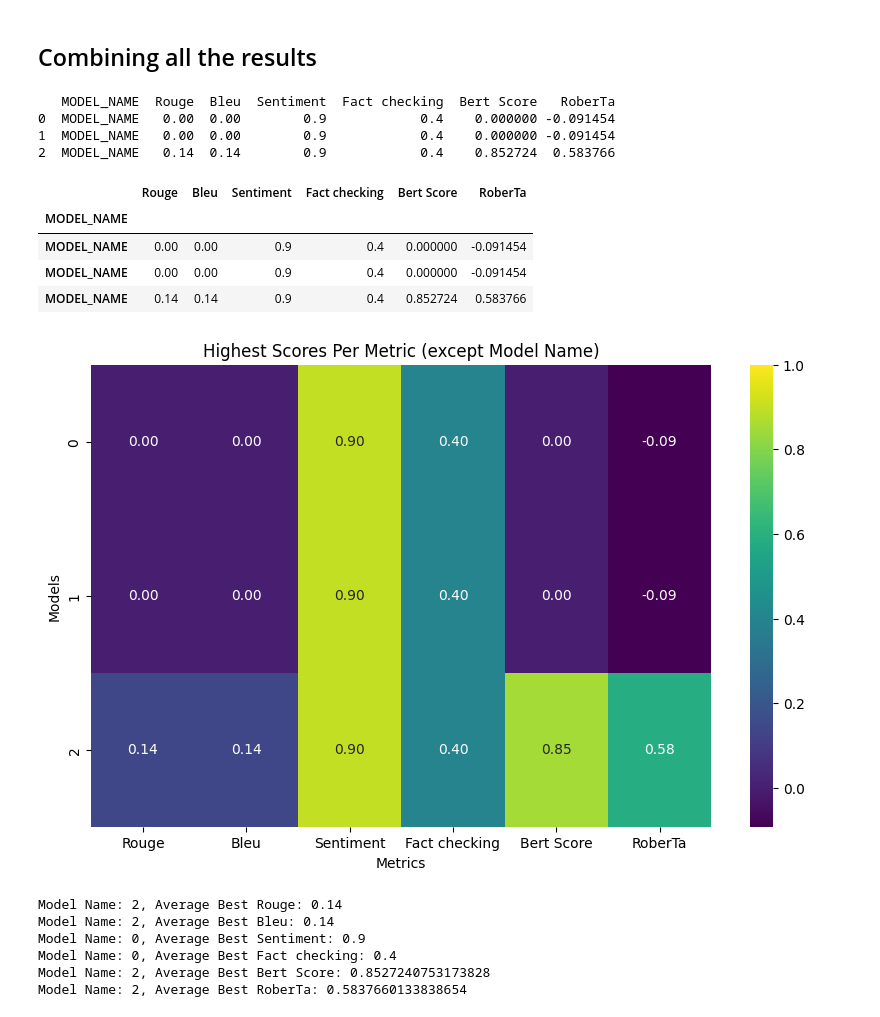
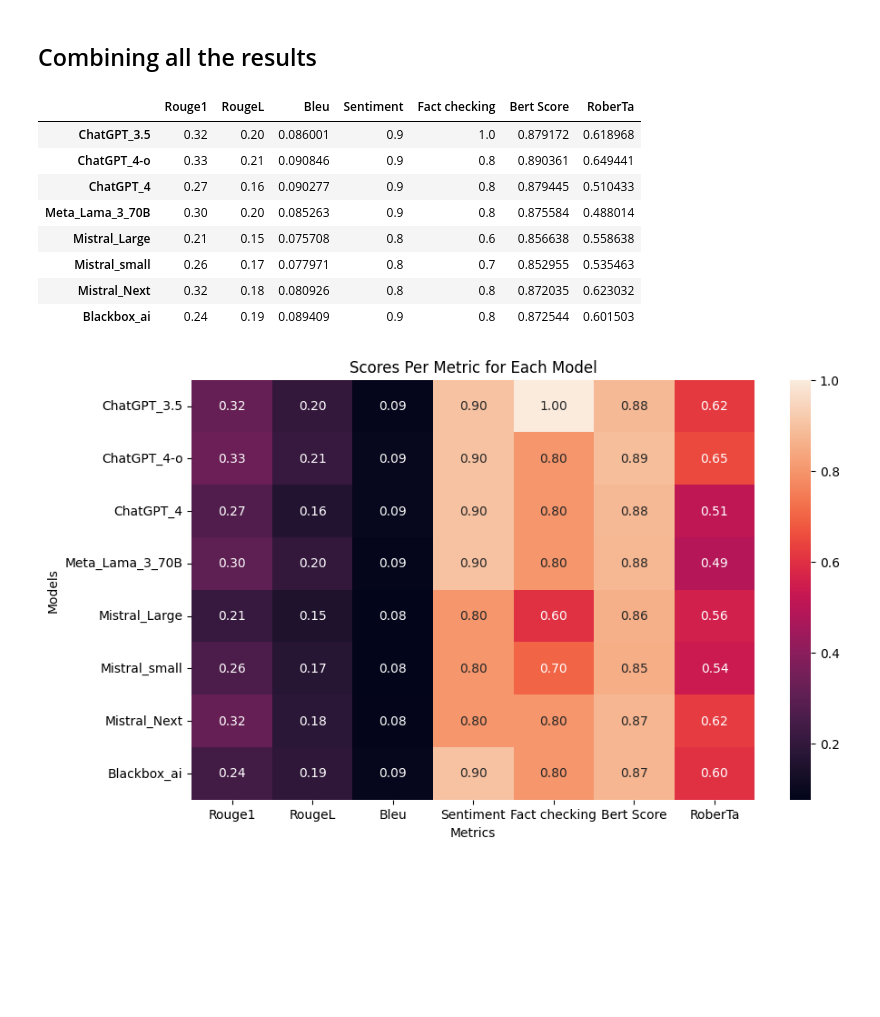
Before and after one commit to alexerne-git/AI_Fact_Checker, a Jupyter notebook: 3_Combine_the_results.ipynb, the cells around one changed output. Saved outputs shown, nothing was run; the diff lists cells and outputs as text; code cells hidden in the pictures; blank space fills up the shorter version.

```diff
--- a/3_Combine_the_results.ipynb
+++ b/3_Combine_the_results.ipynb
@@ -4,65 +4,60 @@
 import pandas as pd
 
 # Read each CSV file into separate DataFrames
-df_1 = pd.read_csv("./all_results/results_1.csv")
-df_2 = pd.read_csv("./all_results/results_2.csv")
-df_3 = pd.read_csv("./all_results/results_3.csv")
+
+df_1 = pd.read_csv("./all_results/ChatGPT_3.5.csv")
+df_2 = pd.read_csv("./all_results/ChatGPT_4-o.csv")
+df_3 = pd.read_csv("./all_results/ChatGPT_4.csv")
+df_4 = pd.read_csv("./all_results/Meta_Lama_3_70B.csv")
+df_5 = pd.read_csv("./all_results/Mistral_Large.csv")
+df_6 = pd.read_csv("./all_results/Mistral_small.csv")
+df_7 = pd.read_csv("./all_results/Mistral_Next.csv")
+df_8 = pd.read_csv("./all_results/Blackbox_ai.csv")
 
 # Concatenate the DataFrames vertically
-df = pd.concat([df_1, df_2, df_3], ignore_index=True)
+merged_df = pd.concat([df_1, df_2, df_3, df_4, df_5, df_6, df_7, df_8], ignore_index=True)
 
-# Display the merged DataFrame
-print(df)
+print(merged_df)
-# %% [output]
-   MODEL_NAME  Rouge  Bleu  Sentiment  Fact checking  Bert Score   RoberTa
-0  MODEL_NAME   0.00  0.00        0.9            0.4    0.000000 -0.091454
-1  MODEL_NAME   0.00  0.00        0.9            0.4    0.000000 -0.091454
-2  MODEL_NAME   0.14  0.14        0.9            0.4    0.852724  0.583766
 # %%
 import pandas as pd
 import seaborn as sns
 import matplotlib.pyplot as plt
 
-# Read each CSV file into separate DataFrames
-df_1 = pd.read_csv("./all_results/results_1.csv")
-df_2 = pd.read_csv("./all_results/results_2.csv")
-df_3 = pd.read_csv("./all_results/results_3.csv")
+# Read each CSV file into separate DataFrames, setting the first column as the index, labeled as 'Model Name'
+df_1 = pd.read_csv("./all_results/ChatGPT_3.5.csv", index_col=0)
+df_2 = pd.read_csv("./all_results/ChatGPT_4-o.csv", index_col=0)
+df_3 = pd.read_csv("./all_results/ChatGPT_4.csv", index_col=0)
+df_4 = pd.read_csv("./all_results/Meta_Lama_3_70B.csv", index_col=0)
+df_5 = pd.read_csv("./all_results/Mistral_Large.csv", index_col=0)
+df_6 = pd.read_csv("./all_results/Mistral_small.csv", index_col=0)
+df_7 = pd.read_csv("./all_results/Mistral_Next.csv", index_col=0)
+df_8 = pd.read_csv("./all_results/Blackbox_ai.csv", index_col=0)
 
 # Concatenate the DataFrames vertically
-merged_df = pd.concat([df_1, df_2, df_3], ignore_index=True)
+merged_df = pd.concat([df_1, df_2, df_3, df_4, df_5, df_6, df_7, df_8], ignore_index=False)
 
-# Set 'Model Name' column as the index
-merged_df.set_index('MODEL_NAME', inplace=True)
 merged_df
 # %% [output]
-|  | Rouge | Bleu | Sentiment | Fact checking | Bert Score | RoberTa |
-| MODEL_NAME |  |  |  |  |  |  |
-| MODEL_NAME | 0.00 | 0.00 | 0.9 | 0.4 | 0.000000 | -0.091454 |
-| MODEL_NAME | 0.00 | 0.00 | 0.9 | 0.4 | 0.000000 | -0.091454 |
-| MODEL_NAME | 0.14 | 0.14 | 0.9 | 0.4 | 0.852724 | 0.583766 |
+|  | Rouge1 | RougeL | Bleu | Sentiment | Fact checking | Bert Score | RoberTa |
+| ChatGPT_3.5 | 0.32 | 0.20 | 0.086001 | 0.9 | 1.0 | 0.879172 | 0.618968 |
+| ChatGPT_4-o | 0.33 | 0.21 | 0.090846 | 0.9 | 0.8 | 0.890361 | 0.649441 |
+| ChatGPT_4 | 0.27 | 0.16 | 0.090277 | 0.9 | 0.8 | 0.879445 | 0.510433 |
+| Meta_Lama_3_70B | 0.30 | 0.20 | 0.085263 | 0.9 | 0.8 | 0.875584 | 0.488014 |
+| Mistral_Large | 0.21 | 0.15 | 0.075708 | 0.8 | 0.6 | 0.856638 | 0.558638 |
+| Mistral_small | 0.26 | 0.17 | 0.077971 | 0.8 | 0.7 | 0.852955 | 0.535463 |
+| Mistral_Next | 0.32 | 0.18 | 0.080926 | 0.8 | 0.8 | 0.872035 | 0.623032 |
+| Blackbox_ai | 0.24 | 0.19 | 0.089409 | 0.9 | 0.8 | 0.872544 | 0.601503 |
 # %%
 # Remove 'Model Name' row for heatmap
 heatmap_data = merged_df.copy()
-heatmap_data.reset_index(drop=True, inplace=True)  # Reset index to remove 'Model Name' from columns
+# heatmap_data.reset_index(drop=True, inplace=True)  # Reset index to remove 'Model Name' from columns
 
 # Create a heatmap
 plt.figure(figsize=(10, 6))
-sns.heatmap(heatmap_data, annot=True, cmap='viridis', fmt=".2f", vmax=1.0)
-plt.title('Highest Scores Per Metric (except Model Name)')
+sns.heatmap(heatmap_data, annot=True, fmt=".2f", vmax=1.0)
+plt.title('Scores Per Metric for Each Model')
 plt.xlabel('Metrics')
 plt.ylabel('Models')
 plt.show()
-
-# Calculate average best scores and print the model name
-for col in heatmap_data.columns:
-    max_score = heatmap_data[col].max()
-    model_name = heatmap_data[heatmap_data[col] == max_score].index[0]
-    print(f"Model Name: {model_name}, Average Best {col}: {max_score}")
 # %% [output]
-[figure, old version]
+[figure, new version]
-Model Name: 2, Average Best Rouge: 0.14
-Model Name: 2, Average Best Bleu: 0.14
-Model Name: 0, Average Best Sentiment: 0.9
-Model Name: 0, Average Best Fact checking: 0.4
-Model Name: 2, Average Best Bert Score: 0.8527240753173828
-Model Name: 2, Average Best RoberTa: 0.5837660133838654
```
Also changed, not shown: parts of 2 cells of this notebook, 28 other files.
